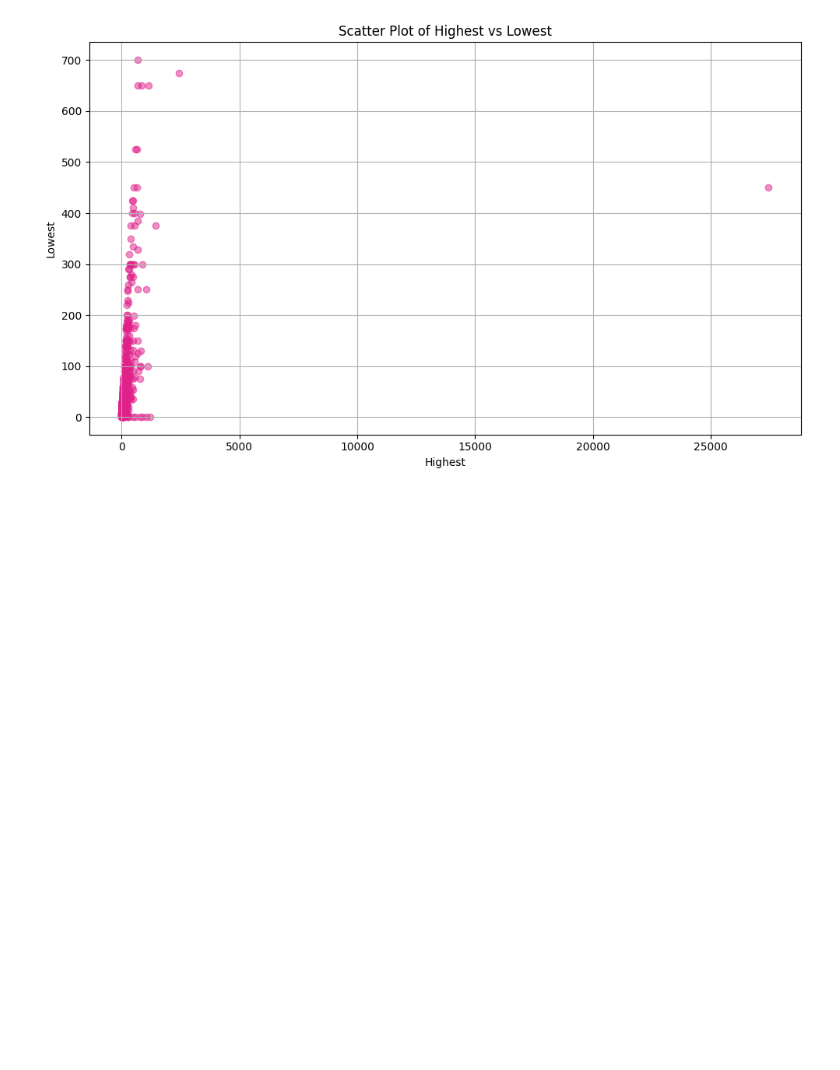
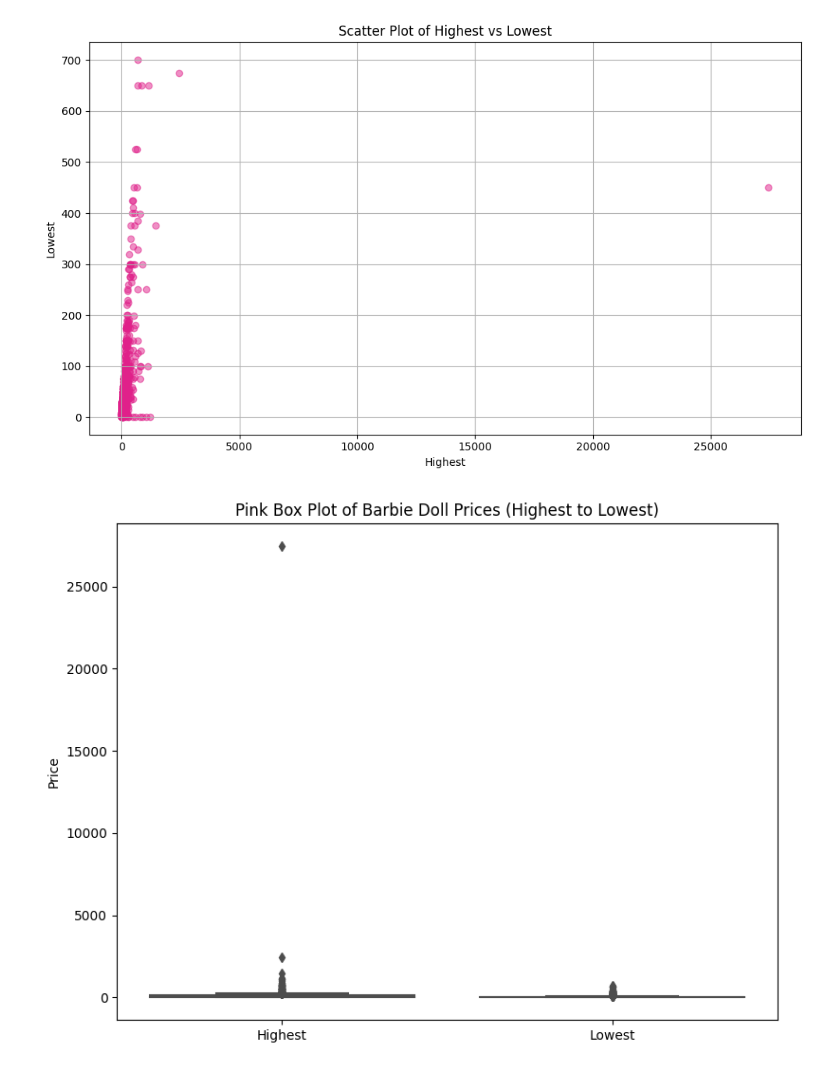
Before and after one commit to arimartorano/barbiedatahouse, a Jupyter notebook: EDA.ipynb, the cells around one changed output. Cells and saved outputs as stored; diff of their text form; code cells hidden in the pictures; blank space fills up the shorter version.

```diff
--- a/EDA.ipynb
+++ b/EDA.ipynb
@@ -142,3 +142,25 @@ plt.tight_layout()
 plt.show()
 # %% [output]
 [figure]
+# %%
+
+
+# Create a new DataFrame with 'Highest' and 'Lowest' columns
+pricedf = barbiedf[['Highest', 'Lowest']]
+
+
+# Create a pink-themed box plot for 'Highest' and 'Lowest' prices
+plt.figure(figsize=(8, 6))
+sns.boxplot(data=pricedf, color='#e0218a')
+plt.title('Pink Box Plot of Barbie Doll Prices (Highest to Lowest)')
+plt.ylabel('Price')
+plt.xticks([0, 1], ['Highest', 'Lowest'])
+plt.tight_layout()
+
+# Save the plot to a file (optional)
+#plt.savefig('pink_barbie_prices_box_plot.png')
+
+# Show the plot
+plt.show()
+# %% [output]
+[figure, added]
```
Also changed, not shown: parts of 1 cell of this notebook, 1 other file.
